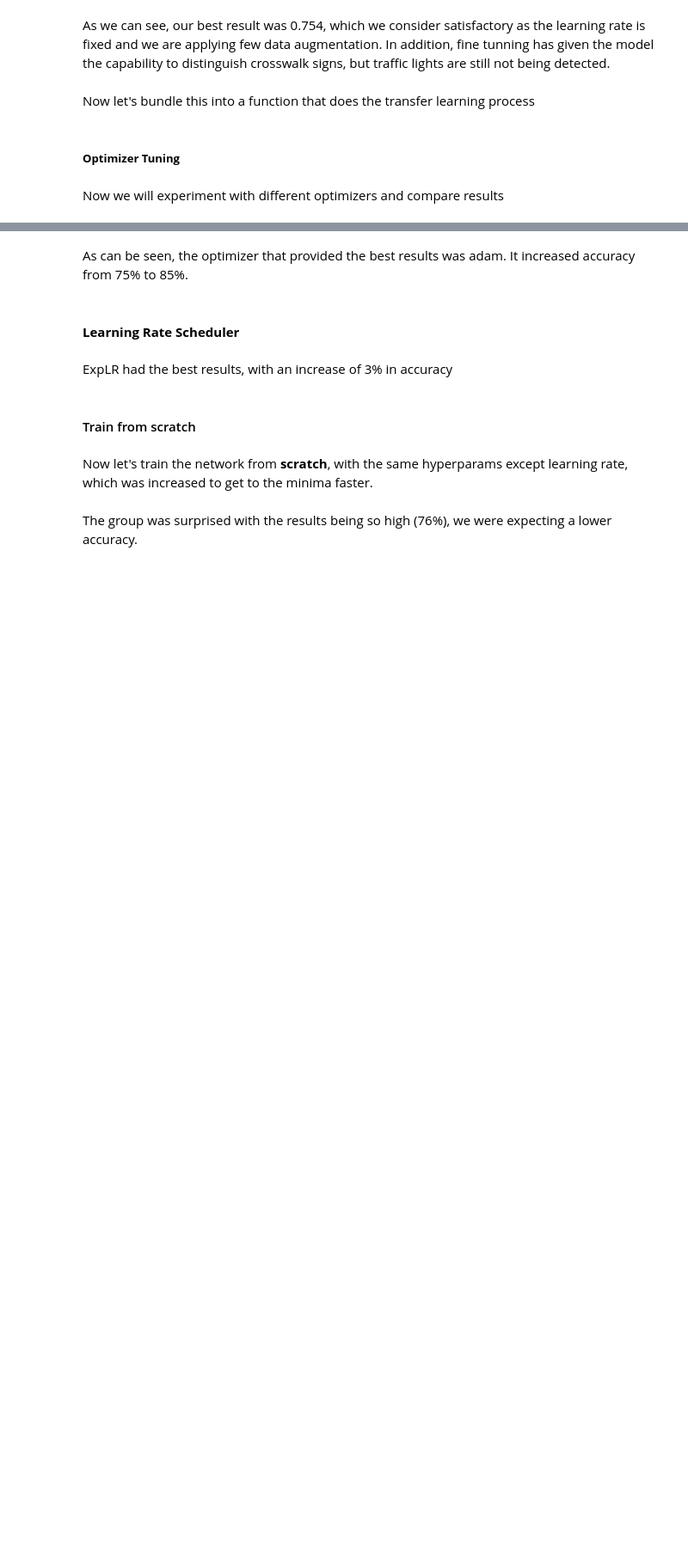
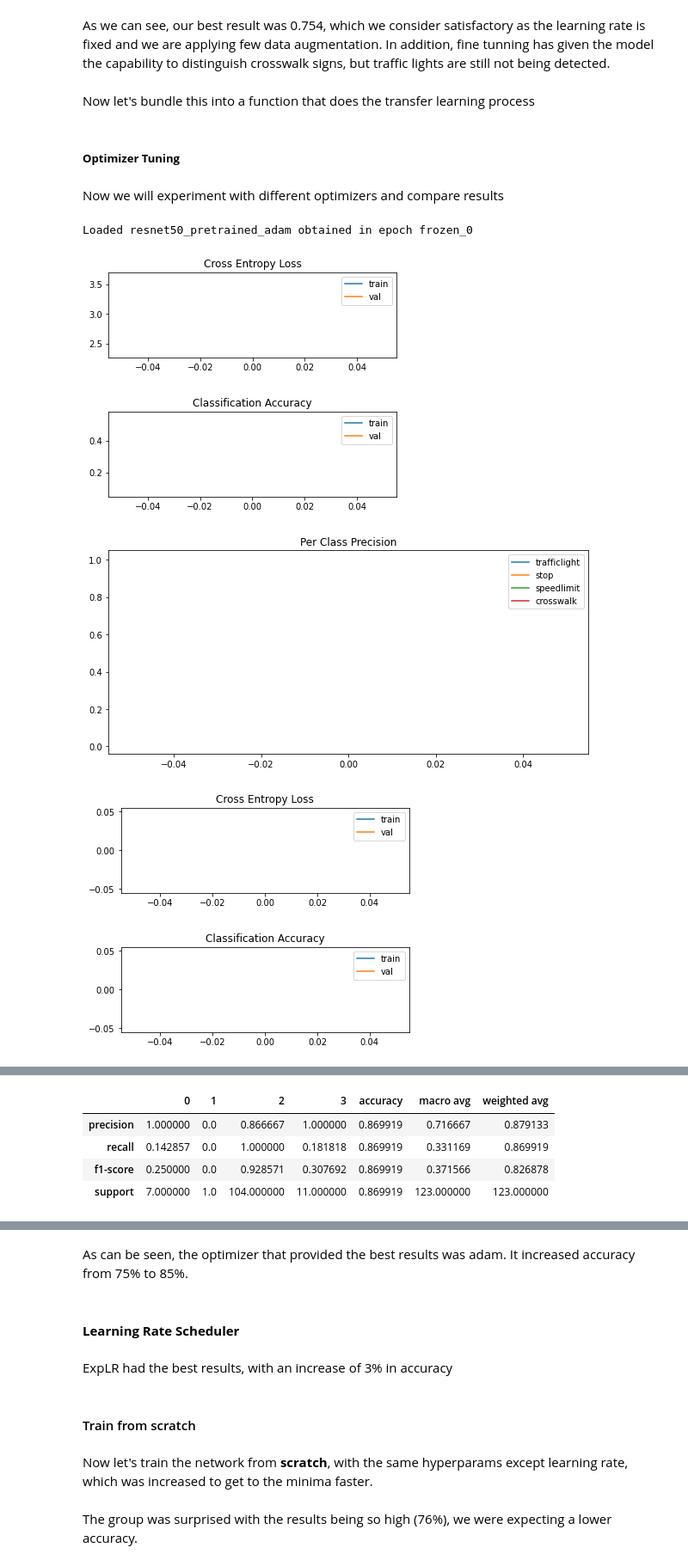
Before and after one commit to joaolucasmartins/VC2022, a Jupyter notebook: Part2/classification.ipynb, the cells around one changed output, grey strips where cells are left out. Shown: that part at 86% size. Saved outputs shown, nothing was run; the diff lists cells and outputs as text; code cells hidden in the pictures; blank space fills up the shorter version.

```diff
--- a/Part2/classification.ipynb
+++ b/Part2/classification.ipynb
@@ -564,0 +598,3 @@ plotTrainingHistory(resnet_trainer.accuracies, "fine_tuning")
+# %%
+res = resnet_trainer.test(test_dataloader)
+pd.DataFrame.from_dict(res)
@@ -618,7 +660,8 @@ def transfer_learn(name, model,
 
     plotTrainingHistory(trainer.accuracies, "frozen")
     plotTrainingHistory(trainer.accuracies, "fine_tuning")
-    return trainer
+    res = resnet_trainer.test(test_dataloader)
+    return trainer, pd.DataFrame.from_dict(res)
 # %% [markdown]
 ##### **Optimizer Tuning**
 # %% [markdown]
@@ -626,16 +669,22 @@ Now we will experiment with different optimizers and compare results
 # %%
 # Adam optimizer
 resnet_model_trained = models.resnet50(pretrained=True)
-trainer = transfer_learn(
+trainer, adam_res = transfer_learn(
     name="resnet50_pretrained_adam",
     model=resnet_model_trained,
     opt_freeze=torch.optim.Adam,
     lr_freeze=1e-2,
     ep_freeze=10,
     opt_fine_tune=torch.optim.Adam,
     lr_fine_tune=1e-6,
     ep_fine_tune=3,
     load=True
 )
-adam_best_score = trainer.get_best_score()
-adam_best_score
+adam_res
+# %% [output]
+Loaded resnet50_pretrained_adam obtained in epoch frozen_0
+[figure, added]
+[figure, added]
+[figure, added]
+[figure, added]
+[figure, added]
@@ -642,3 +692,8 @@ adam_best_score
+|  | 0 | 1 | 2 | 3 | accuracy | macro avg | weighted avg |
+| precision | 1.000000 | 0.0 | 0.866667 | 1.000000 | 0.869919 | 0.716667 | 0.879133 |
+| recall | 0.142857 | 0.0 | 1.000000 | 0.181818 | 0.869919 | 0.331169 | 0.869919 |
+| f1-score | 0.250000 | 0.0 | 0.928571 | 0.307692 | 0.869919 | 0.371566 | 0.826878 |
+| support | 7.000000 | 1.0 | 104.000000 | 11.000000 | 0.869919 | 123.000000 | 123.000000 |
 # %%
 # Adamax optimizer
 resnet_model_trained = models.resnet50(pretrained=True)
```
Also changed, not shown: parts of 18 cells of this notebook, 2 other files.
